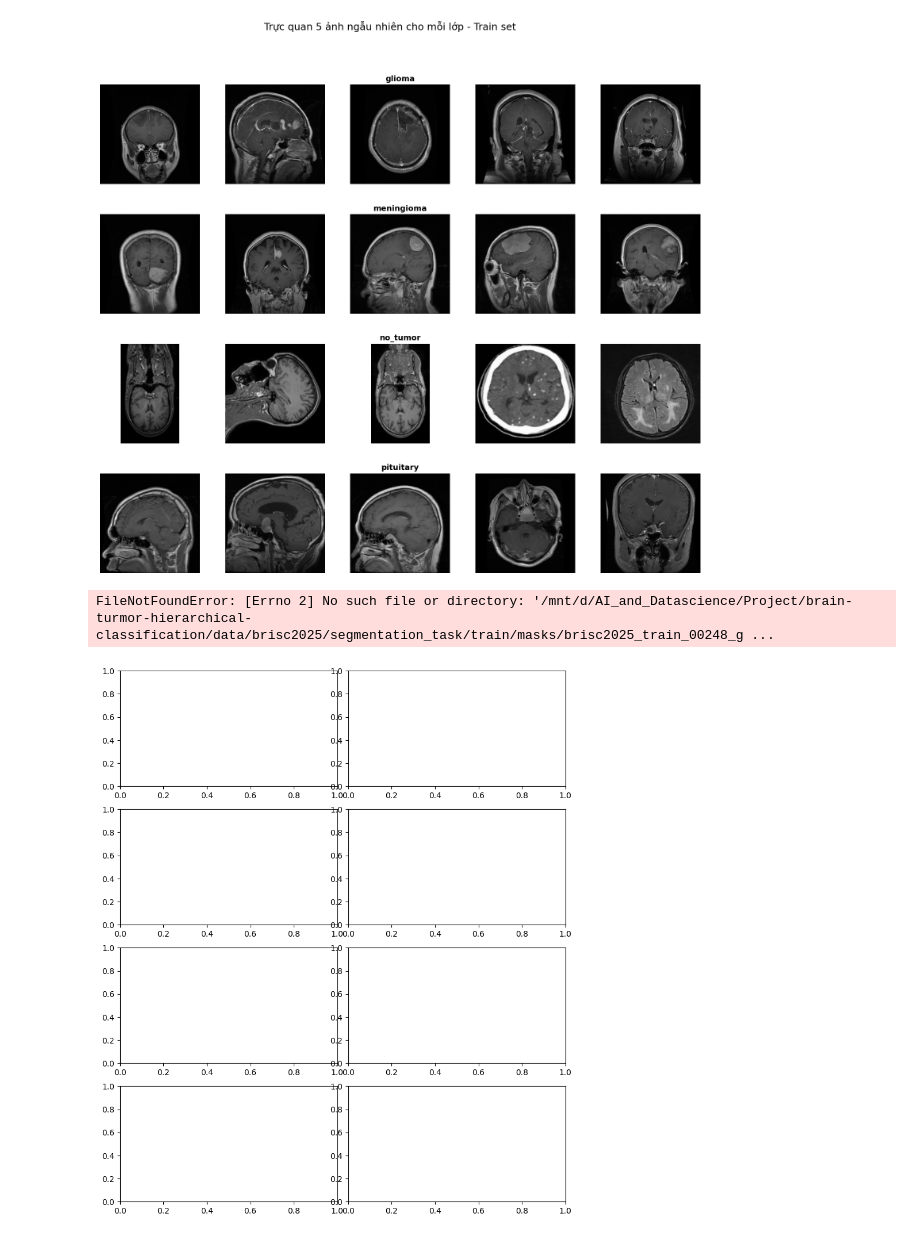
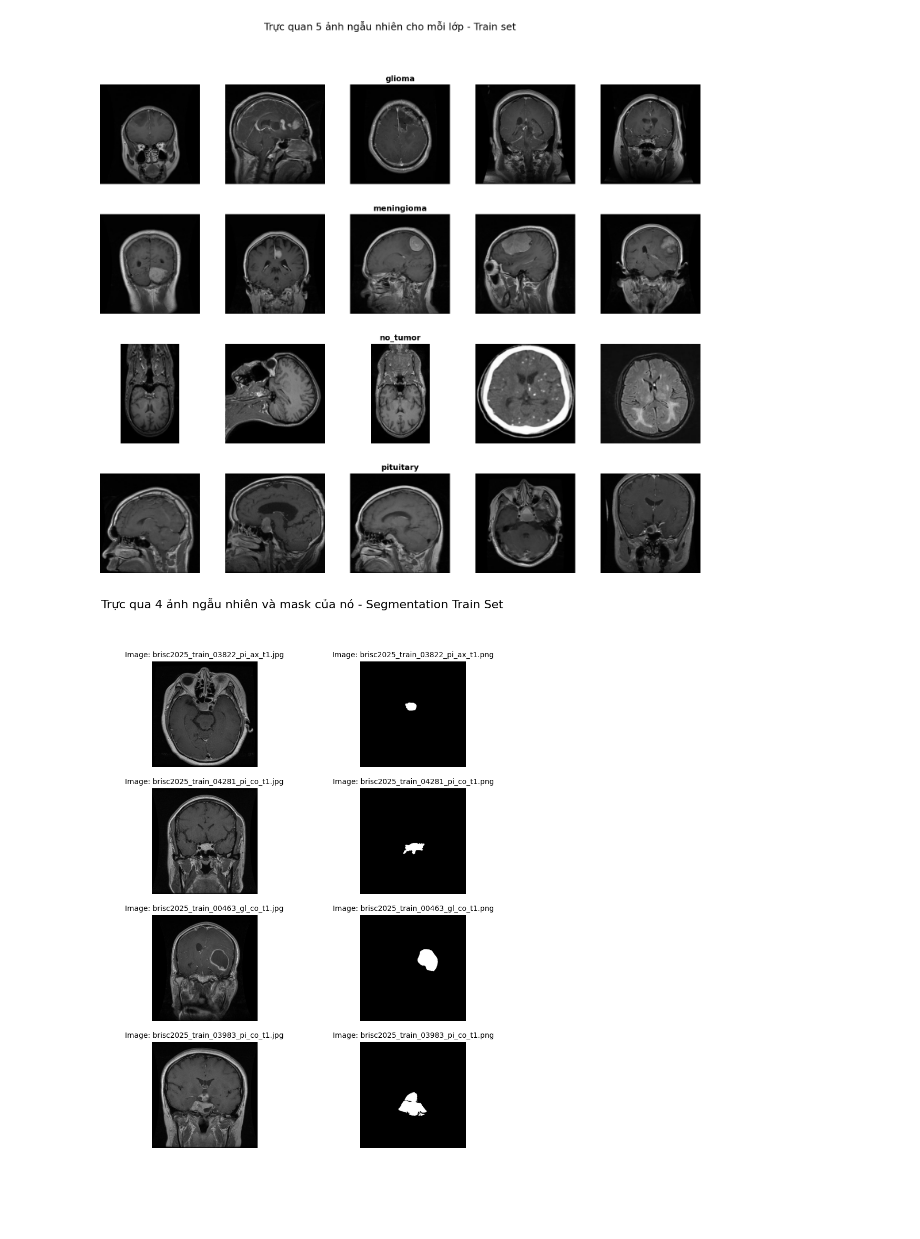
Before and after one commit to hotrongduong/secondary-brain-tumor-diagnostic-support, a Jupyter notebook: notebooks/eda_data.ipynb, the cells around one changed output. Drawn from its saved outputs; the diff is of its cells as text; code cells hidden in the pictures; blank space fills up the shorter version.

```diff
--- a/notebooks/eda_data.ipynb
+++ b/notebooks/eda_data.ipynb
@@ -110,29 +110,28 @@ plt.show()
 # %%
 segment_train_img_dir = os.path.join(segmentation_data_path, "train", "images")
 segment_train_mask_dir = os.path.join(segmentation_data_path, "train", "masks")
 
 image_files = [f for f in os.listdir(segment_train_img_dir) if f.lower().endswith((".jpg", ".jpeg", ".png"))]
 sample_images = random.sample(image_files, 4)
 
 fig, axes = plt.subplots(4, 2, figsize=(10, 12))
 plt.subplots_adjust(hspace=0.2, wspace=0.05)
 for i, img_name in enumerate(sample_images):
     img_path = os.path.join(segment_train_img_dir, img_name)
     mask_name = os.path.splitext(img_name)[0] + ".png"
-    mask_path = os.path.join(segment_train_mask_dir, img_name)
+    mask_path = os.path.join(segment_train_mask_dir, mask_name)
 
     img = Image.open(img_path).convert("RGB")
-    mask = Image.open(mask_path).conver("RGB")
+    mask = Image.open(mask_path).convert("RGB")
 
     axes[i, 0].imshow(img)
     axes[i, 0].set_title(f"Image: {img_name}", fontsize=10)
     axes[i, 0].axis("off")
 
     axes[i, 1].imshow(mask)
     axes[i, 1].set_title(f"Image: {mask_name}", fontsize=10)
     axes[i, 1].axis("off")
 plt.suptitle("Trực qua 4 ảnh ngẫu nhiên và mask của nó - Segmentation Train Set", fontsize=16)
 plt.show()
 # %% [output]
-FileNotFoundError: [Errno 2] No such file or directory: '/mnt/d/AI_and_Datascience/Project/brain-turmor-hierarchical-classification/data/brisc2025/segmentation_task/train/masks/brisc2025_train_00248_g ...
-[figure, old version]
+[figure, new version]
```
Also changed, not shown: 1 other file.
